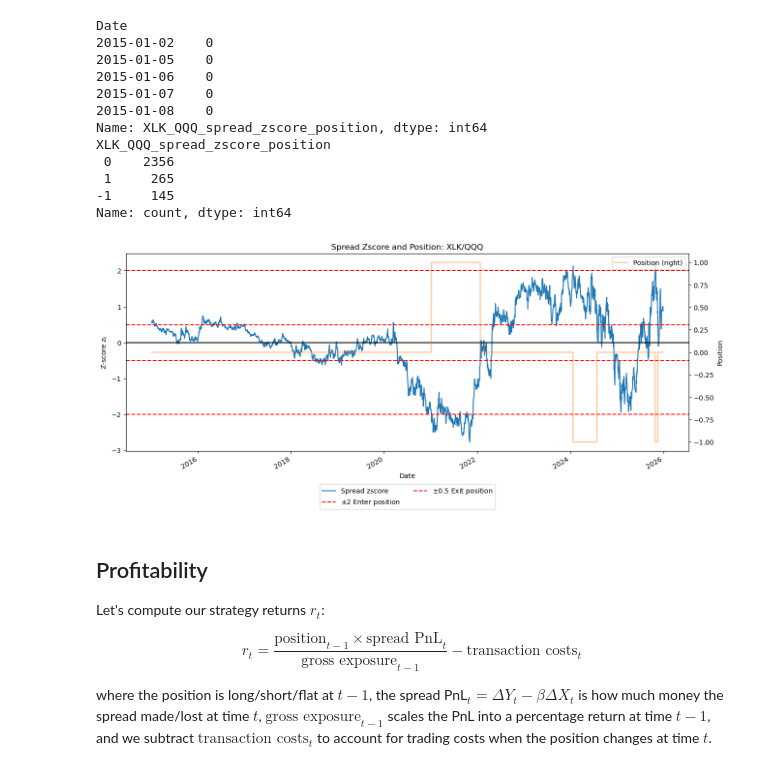
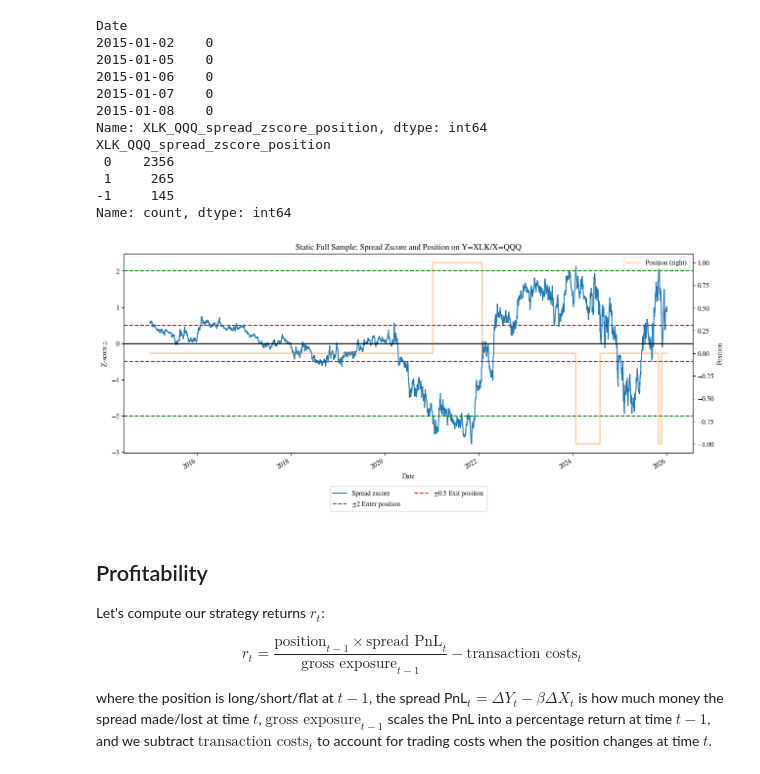
Before and after one commit to jamienordio/pairs-trading-backtest, a Jupyter notebook: notebooks/02_single_pair_strategy.ipynb, the cells around one changed output. Drawn from its saved outputs; the diff is of its cells as text; code cells hidden in the pictures.

```diff
--- a/notebooks/02_single_pair_strategy.ipynb
+++ b/notebooks/02_single_pair_strategy.ipynb
@@ -6,6 +6,10 @@ This notebook develops the pairs-trading strategy for one asset pair. I start wi
 # imports
 import sys
 from pathlib import Path
+import os
+
+output_folder = os.path.join("..", "figures")
+os.makedirs(output_folder, exist_ok=True)
 
 PROJECT_ROOT = Path.cwd().parent if Path.cwd().name == "notebooks" else Path.cwd()
 
@@ -13,14 +17,15 @@ if str(PROJECT_ROOT) not in sys.path:
     sys.path.insert(0, str(PROJECT_ROOT))
 
 from src.data import download_prices
-from src.returns import compute_simple_returns
-from src.pairs import rank_pairs_by_correlation
-from src.spread import estimate_hedge_ratio, compute_spread, compute_zscore, compute_rolling_zscore, compute_rolling_spread
-from src.signals import generate_spread_positions
-from src.backtest import compute_strategy_returns, compute_strategy_returns_dynamic_beta
-from src.metrics import compute_cumulative_returns, compute_performance_metrics
-from src.trades import build_trade_log
+from src.pairs_trading import (compute_simple_returns, rank_pairs_by_correlation, estimate_hedge_ratio, compute_spread, compute_zscore, compute_rolling_zscore, compute_rolling_spread, generate_spread_positions, compute_strategy_returns, compute_strategy_returns_dynamic_beta, compute_cumulative_returns, compute_performance_metrics, build_trade_log)
+
 import matplotlib.pyplot as plt
+
+plt.rcParams.update({
+    "mathtext.fontset": "stix",
+    "font.family": "STIXGeneral"
+})
+
 import pandas as pd
 # %%
 # ticker universe
@@ -270,25 +281,26 @@ Name: count, dtype: int64
 # %%
 # plot positions along with the spread zscore
 ax = zscore.plot(figsize=(15, 6), label="Spread zscore")
 
 ax.axhline(0, color="black")
-ax.axhline(entry_threshold, color="red", linestyle="--", label=r"$\pm 2$ Enter position")
-ax.axhline(-entry_threshold, color="red", linestyle="--")
+ax.axhline(entry_threshold, color="green", linestyle="--", label=r"$\pm 2$ Enter position")
+ax.axhline(-entry_threshold, color="green", linestyle="--")
 ax.axhline(exit_threshold, color="red", linestyle="--", label=r"$\pm 0.5$ Exit position")
 ax.axhline(-exit_threshold, color="red", linestyle="--")
 
 ax2 = positions.plot(secondary_y=True, linewidth=2, alpha=0.4, label="Position")
 
-ax.set_title(f"Spread Zscore and Position: {ticker_y}/{ticker_x}")
+ax.set_title(f"Static Full Sample: Spread Zscore and Position on Y={ticker_y}/X={ticker_x}")
 ax.set_xlabel("Date")
 ax.set_ylabel(r"Z-score $z_t$")
 ax.legend(loc="upper center", bbox_to_anchor=(0.5, -0.15), ncol=2)
 ax2.set_ylabel("Position")
 ax2.legend()
-
+file_path = os.path.join(output_folder, f"static_fullsample_strategy_{ticker_y}_{ticker_x}.jpg")
+plt.savefig(file_path)
 plt.show()
 # %% [output]
-[figure, old version]
+[figure, new version]
 # %% [markdown]
 ## Profitability
 
```
Also changed, not shown: parts of 26 cells of this notebook.
